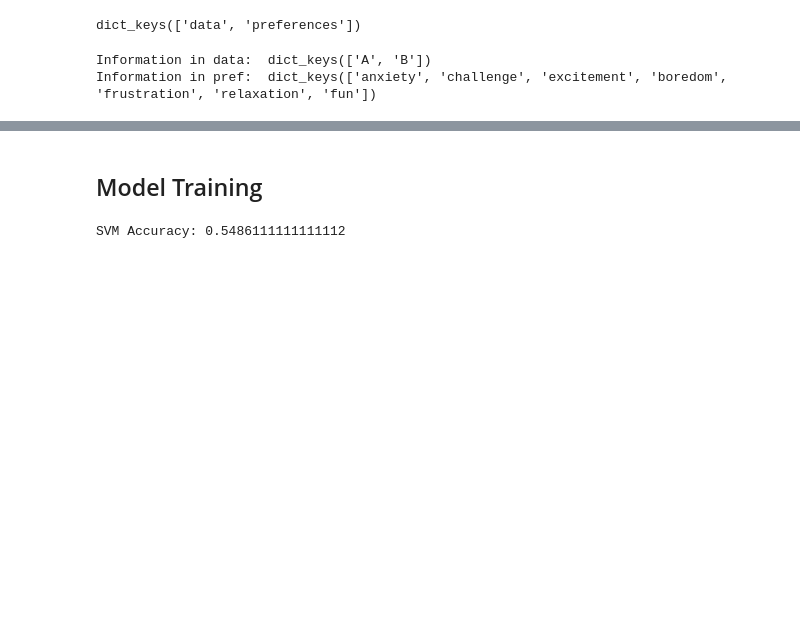
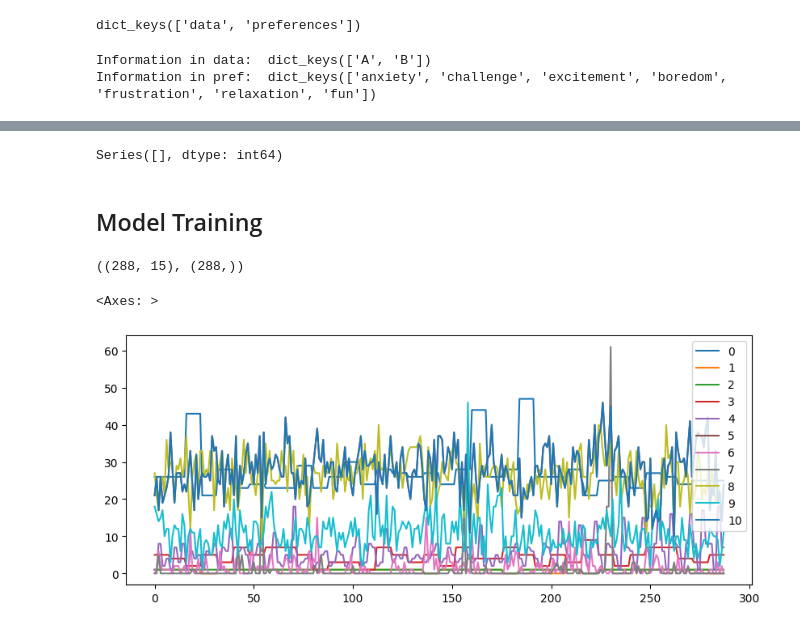
Before and after one commit to TasnimSyamim/Maze-Ball-Player-Modeling, a Jupyter notebook: AIGame_Assigment_3.ipynb, the cells around one changed output, grey strips where cells are left out. Saved outputs shown, nothing was run; the diff lists cells and outputs as text; code cells hidden in the pictures; blank space fills up the shorter version.

```diff
--- a/AIGame_Assigment_3.ipynb
+++ b/AIGame_Assigment_3.ipynb
@@ -751,0 +753,7 @@ player_id = np.unique(Z)
+# %%
+pd.set_option('display.max_columns', None)
+pd.set_option('display.max_rows', None)
+df = pd.DataFrame(data=X, columns=feature_names)
+df[c] = Y
+print(df.shape)
+df.head()
@@ -751,0 +768,6 @@ player_id = np.unique(Z)
+# %%
+# Check for columns with missing vals
+missing_vals_cols = df.isna().sum()
+missing_vals_cols[missing_vals_cols > 0]
+# %% [output]
+Series([], dtype: int64)
@@ -752,37 +776,16 @@ player_id = np.unique(Z)
 # %% [markdown]
 ## Model Training
-# %%
-
-# Initialize lists to store predictions and labels
-predictions_svm = []
-labels_svm = []
-
-
-# Perform leave-one-person-out cross-validation using SVM
-for idx in player_id:
-    istrain = Z != idx
-    istest = Z == idx
-
-    X_train = X[istrain]
-    X_test = X[istest]
-    Y_train = Y[istrain]
-    Y_test = Y[istest]
-
-    # Create a new SVM model for each cross-validation iteration
-    # You can adjust the kernel and other parameters
-    model_svm = SVC(kernel='linear')
-    model_svm.fit(X_train, Y_train)
-
-    # Test the model
-    Y_predicted_svm = model_svm.predict(X_test)
-
-    # Store predictions and true labels
-    predictions_svm += [Y_predicted_svm]
-    labels_svm += [Y_test]
-
-# Calculate accuracy for SVM
-accuracy_svm = np.mean(np.concatenate(predictions_svm)
-                       == np.concatenate(labels_svm))
-print("SVM Accuracy:", accuracy_svm)
-# %% [output]
-SVM Accuracy: 0.5486111111111112
+# %%
+X_cleaned = df.iloc[:, :-1].values
+feature_names_cleaned = df.iloc[:, :-1].columns
+Y_cleaned = df.iloc[:, -1].values
+
+X_cleaned.shape, Y_cleaned.shape
+# %% [output]
+((288, 15), (288,))
+# %%
+# Before normalization
+pd.DataFrame(X_cleaned).iloc[:1000, :11].plot(figsize=(10, 4))
+# %% [output]
+<Axes: >
+[figure, added]
```
Also changed, not shown: parts of 11 cells of this notebook.
